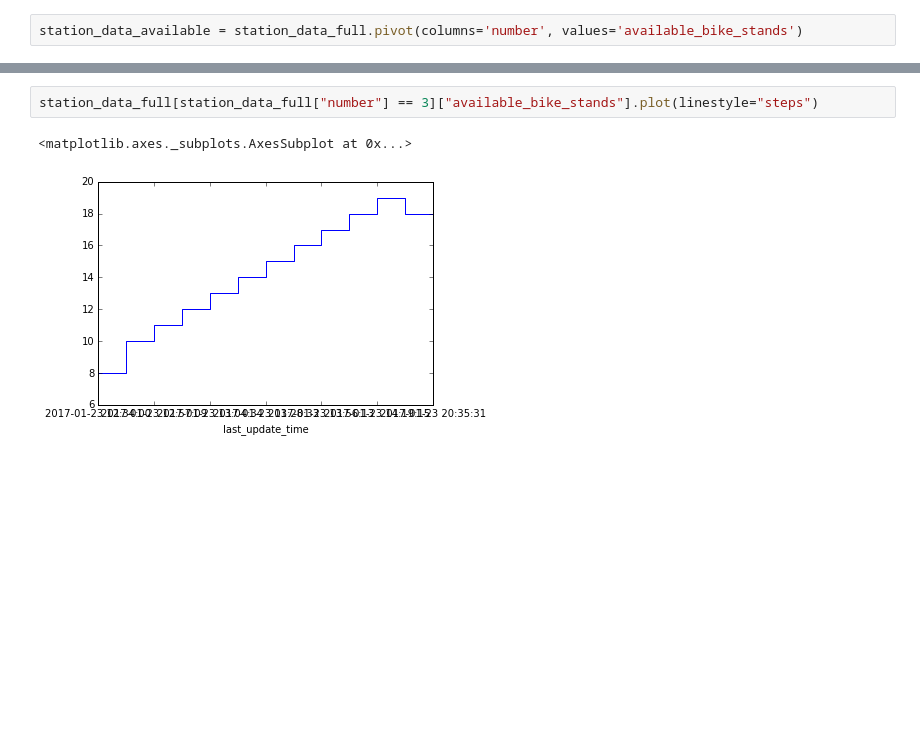
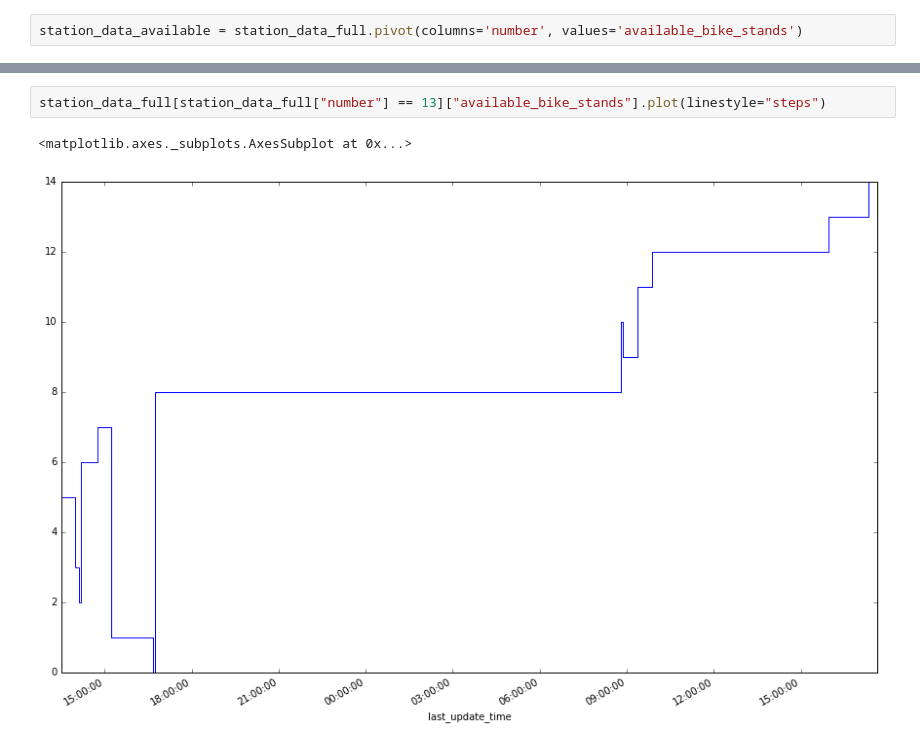
Before and after one commit to KrOstir/varia, a Jupyter notebook: bicikelj_analyze.ipynb, the cells around one changed output, grey strips where cells are left out. Saved outputs shown, nothing was run; the diff lists cells and outputs as text; blank space fills up the shorter version.

```diff
--- a/bicikelj_analyze.ipynb
+++ b/bicikelj_analyze.ipynb
@@ -174,6 +158,6 @@ station_data_available.plot(linestyle="steps")
 # %%
-station_data_full[station_data_full["number"] == 3]["available_bike_stands"].plot(linestyle="steps")
+station_data_full[station_data_full["number"] == 13]["available_bike_stands"].plot(linestyle="steps")
 # %% [output]
 <matplotlib.axes._subplots.AxesSubplot at 0x...>
-[figure, old version]
+[figure, new version]
 # %%
```
Also changed, not shown: parts of 11 cells of this notebook, 4 other files.
